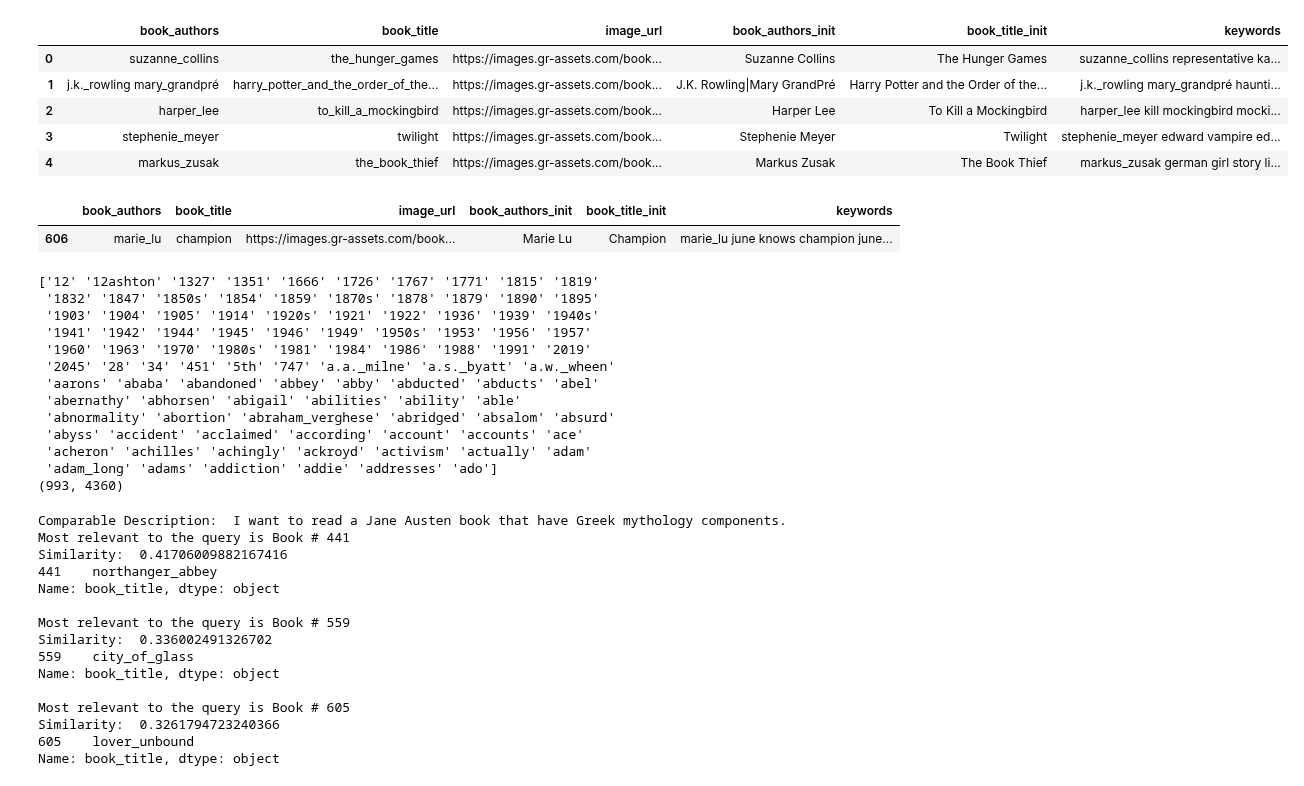
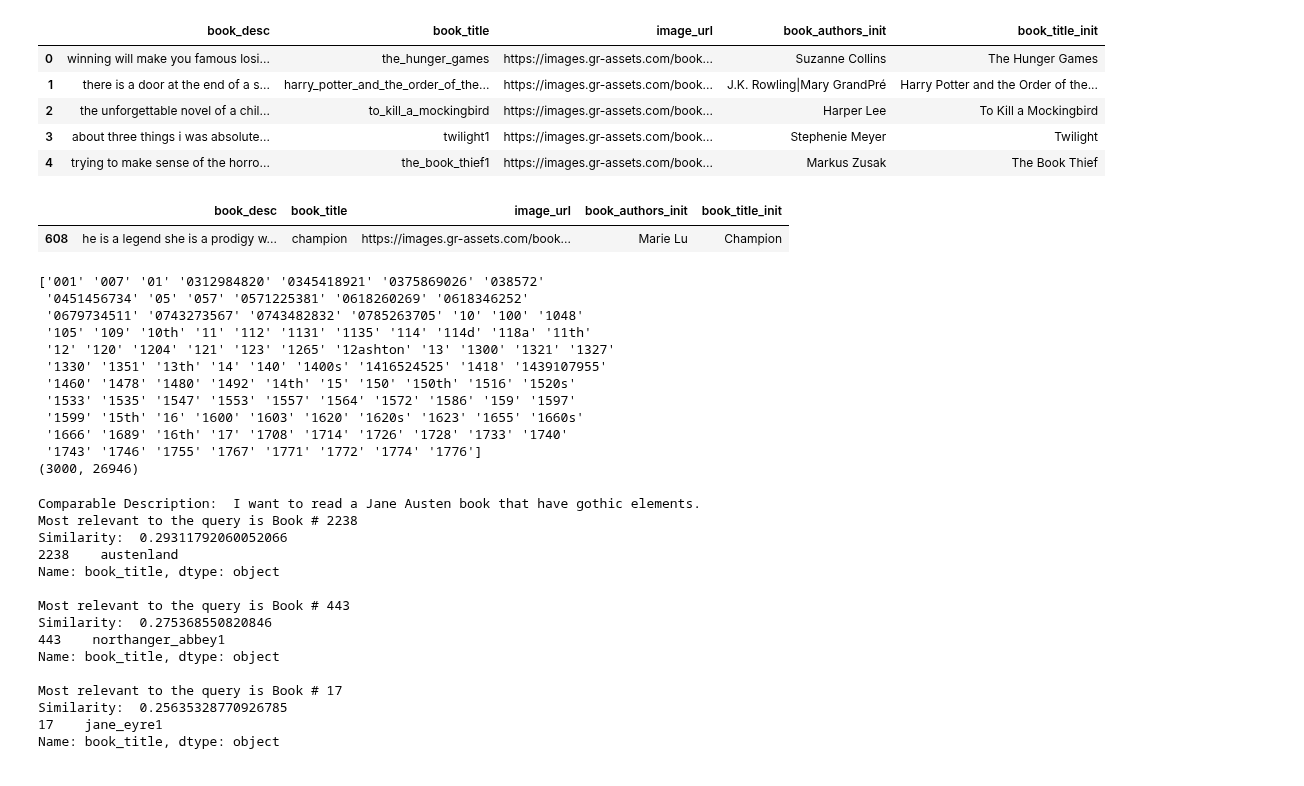
Before and after one commit to hienha218/book-rec-system, a Jupyter notebook: txt-queries-model.ipynb, the cells around one changed output. Drawn from its saved outputs; the diff is of its cells as text; code cells hidden in the pictures.

Commit message:
Fix description matching recommender.

```diff
--- a/txt-queries-model.ipynb
+++ b/txt-queries-model.ipynb
@@ -7,20 +18,21 @@ from sklearn.metrics.pairwise import cosine_similarity
 # %%
-data = 'keywords3.csv'
+data = 'preprocessed_april25th.csv'
 
-model_data = pd.read_csv(data)
-model_data.head()
+model_data = pd.read_csv(data, usecols=["book_title", "book_desc", "image_url", "book_title_init", "book_authors_init"])
+model_data1 = model_data[:3000]
+model_data1.head()
 # %% [output]
-|  | book_authors | book_title | image_url | book_authors_init | book_title_init | keywords |
-| 0 | suzanne_collins | the_hunger_games | https://images.gr-assets.com/book... | Suzanne Collins | The Hunger Games | suzanne_collins representative ka... |
-| 1 | j.k._rowling mary_grandpré | harry_potter_and_the_order_of_the... | https://images.gr-assets.com/book... | J.K. Rowling|Mary GrandPré | Harry Potter and the Order of the... | j.k._rowling mary_grandpré haunti... |
-| 2 | harper_lee | to_kill_a_mockingbird | https://images.gr-assets.com/book... | Harper Lee | To Kill a Mockingbird | harper_lee kill mockingbird mocki... |
-| 3 | stephenie_meyer | twilight | https://images.gr-assets.com/book... | Stephenie Meyer | Twilight | stephenie_meyer edward vampire ed... |
-| 4 | markus_zusak | the_book_thief | https://images.gr-assets.com/book... | Markus Zusak | The Book Thief | markus_zusak german girl story li... |
+|  | book_desc | book_title | image_url | book_authors_init | book_title_init |
+| 0 | winning will make you famous losi... | the_hunger_games | https://images.gr-assets.com/book... | Suzanne Collins | The Hunger Games |
+| 1 | there is a door at the end of a s... | harry_potter_and_the_order_of_the... | https://images.gr-assets.com/book... | J.K. Rowling|Mary GrandPré | Harry Potter and the Order of the... |
+| 2 | the unforgettable novel of a chil... | to_kill_a_mockingbird | https://images.gr-assets.com/book... | Harper Lee | To Kill a Mockingbird |
+| 3 | about three things i was absolute... | twilight1 | https://images.gr-assets.com/book... | Stephenie Meyer | Twilight |
+| 4 | trying to make sense of the horro... | the_book_thief1 | https://images.gr-assets.com/book... | Markus Zusak | The Book Thief |
 # %%
-model_data[model_data["book_title"]=="champion"]
+model_data1[model_data1["book_title"]=="champion"]
 # %% [output]
-|  | book_authors | book_title | image_url | book_authors_init | book_title_init | keywords |
-| 606 | marie_lu | champion | https://images.gr-assets.com/book... | Marie Lu | Champion | marie_lu june knows champion june... |
+|  | book_desc | book_title | image_url | book_authors_init | book_title_init |
+| 608 | he is a legend she is a prodigy w... | champion | https://images.gr-assets.com/book... | Marie Lu | Champion |
 # %%
 tfidf = TfidfVectorizer(analyzer = 'word',
                         min_df=1,
@@ -28,23 +40,22 @@ tfidf = TfidfVectorizer(analyzer = 'word',
                         stop_words="english",
                         encoding = 'utf-8',
                         token_pattern=r"(?u)\S\S+")
-tfidf_encoding = tfidf.fit_transform(model_data["keywords"])
+tfidf_encoding = tfidf.fit_transform(model_data1["book_desc"])
 print(tfidf.get_feature_names_out()[1:100])
 print(tfidf_encoding.shape)
 # %% [output]
-['12' '12ashton' '1327' '1351' '1666' '1726' '1767' '1771' '1815' '1819'
- '1832' '1847' '1850s' '1854' '1859' '1870s' '1878' '1879' '1890' '1895'
- '1903' '1904' '1905' '1914' '1920s' '1921' '1922' '1936' '1939' '1940s'
- '1941' '1942' '1944' '1945' '1946' '1949' '1950s' '1953' '1956' '1957'
- '1960' '1963' '1970' '1980s' '1981' '1984' '1986' '1988' '1991' '2019'
- '2045' '28' '34' '451' '5th' '747' 'a.a._milne' 'a.s._byatt' 'a.w._wheen'
- 'aarons' 'ababa' 'abandoned' 'abbey' 'abby' 'abducted' 'abducts' 'abel'
- 'abernathy' 'abhorsen' 'abigail' 'abilities' 'ability' 'able'
- 'abnormality' 'abortion' 'abraham_verghese' 'abridged' 'absalom' 'absurd'
- 'abyss' 'accident' 'acclaimed' 'according' 'account' 'accounts' 'ace'
- 'acheron' 'achilles' 'achingly' 'ackroyd' 'activism' 'actually' 'adam'
- 'adam_long' 'adams' 'addiction' 'addie' 'addresses' 'ado']
-(993, 4360)
+['001' '007' '01' '0312984820' '0345418921' '0375869026' '038572'
+ '0451456734' '05' '057' '0571225381' '0618260269' '0618346252'
+ '0679734511' '0743273567' '0743482832' '0785263705' '10' '100' '1048'
+ '105' '109' '10th' '11' '112' '1131' '1135' '114' '114d' '118a' '11th'
+ '12' '120' '1204' '121' '123' '1265' '12ashton' '13' '1300' '1321' '1327'
+ '1330' '1351' '13th' '14' '140' '1400s' '1416524525' '1418' '1439107955'
+ '1460' '1478' '1480' '1492' '14th' '15' '150' '150th' '1516' '1520s'
+ '1533' '1535' '1547' '1553' '1557' '1564' '1572' '1586' '159' '1597'
+ '1599' '15th' '16' '1600' '1603' '1620' '1620s' '1623' '1655' '1660s'
+ '1666' '1689' '16th' '17' '1708' '1714' '1726' '1728' '1733' '1740'
+ '1743' '1746' '1755' '1767' '1771' '1772' '1774' '1776']
+(3000, 26946)
 # %%
 ## Find most books with similar words in a given text query
 
@@ -68,21 +79,21 @@ def comp_description(query, results_number=3):
                 print(model_data['book_title'].loc[elem_list.index(max(elem_list)):elem_list.index(max(elem_list))], '\n')
                 elem_list.pop(elem_list.index(max(elem_list)))
 # %%
-query = "I want to read a Jane Austen book that have Greek mythology components."
+query = "I want to read a Jane Austen book that have gothic elements."
 comp_description(query)
 # %% [output]
-Comparable Description:  I want to read a Jane Austen book that have Greek mythology components.
-Most relevant to the query is Book # 441
-Similarity:  0.41706009882167416
-441    northanger_abbey
+Comparable Description:  I want to read a Jane Austen book that have gothic elements.
+Most relevant to the query is Book # 2238
+Similarity:  0.29311792060052066
+2238    austenland
 Name: book_title, dtype: object
 
-Most relevant to the query is Book # 559
-Similarity:  0.336002491326702
-559    city_of_glass
+Most relevant to the query is Book # 443
+Similarity:  0.275368550820846
+443    northanger_abbey1
 Name: book_title, dtype: object
 
-Most relevant to the query is Book # 605
-Similarity:  0.3261794723240366
-605    lover_unbound
+Most relevant to the query is Book # 17
+Similarity:  0.25635328770926785
+17    jane_eyre1
 Name: book_title, dtype: object
```
Also changed, not shown: parts of 3 cells of this notebook, 3 other files.
